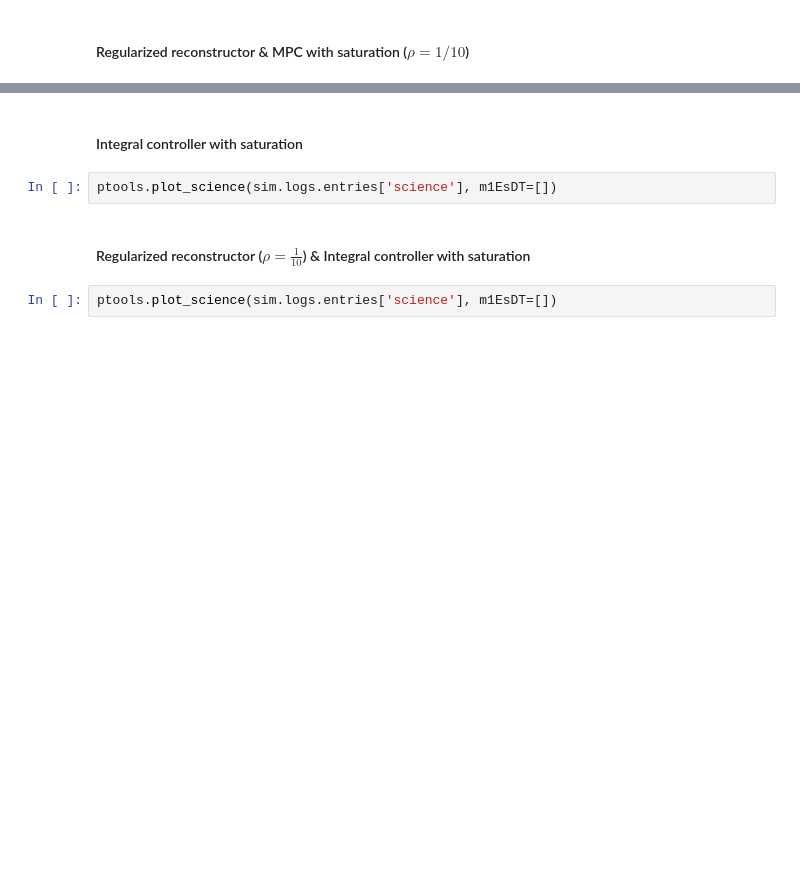
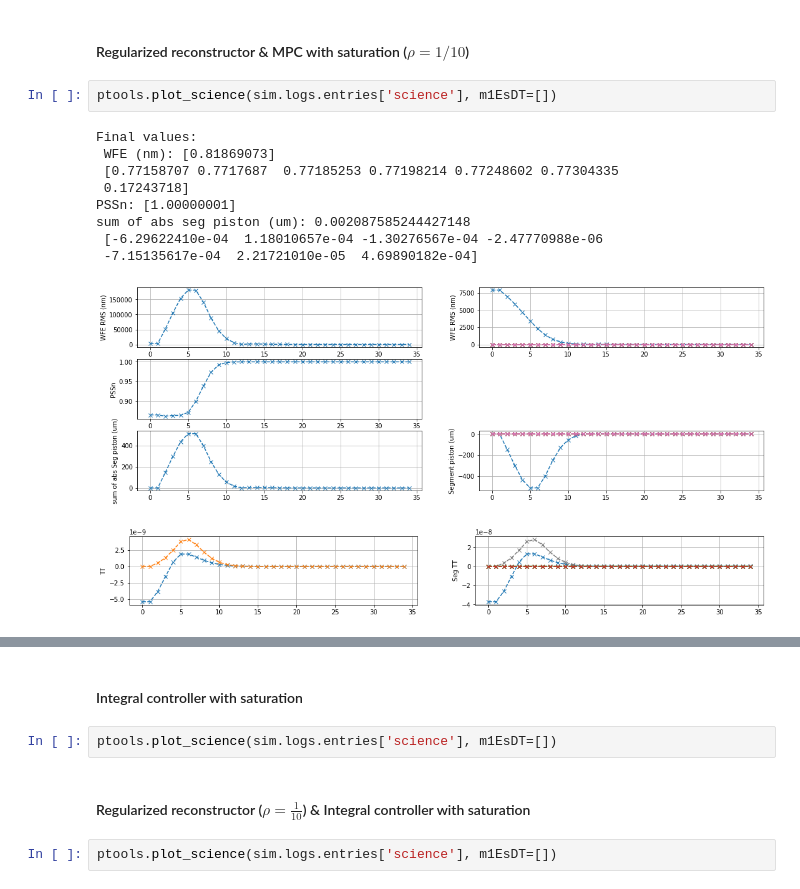
Before and after one commit to rconan/SIMCEO, a Jupyter notebook: shAcO_rec_reg.ipynb, the cells around one changed output, grey strips where cells are left out. Saved outputs shown, nothing was run; the diff lists cells and outputs as text; blank space fills up the shorter version.

```diff
--- a/shAcO_rec_reg.ipynb
+++ b/shAcO_rec_reg.ipynb
@@ -286,5 +318,18 @@ sum of abs seg piston: 7667.084459872843
 # %% [markdown]
  #### Regularized reconstructor & MPC with saturation ($\rho = 1/10$)
+# %%
+ptools.plot_science(sim.logs.entries['science'], m1EsDT=[])
+# %% [output]
+Final values:
+ WFE (nm): [0.81869073]
+ [0.77158707 0.7717687  0.77185253 0.77198214 0.77248602 0.77304335
+ 0.17243718]
+PSSn: [1.00000001]
+sum of abs seg piston (um): 0.002087585244427148
+ [-6.29622410e-04  1.18010657e-04 -1.30276567e-04 -2.47770988e-06
+ -7.15135617e-04  2.21721010e-05  4.69890182e-04]
+[figure, added]
+[figure, added]
 # %%
 ptools.plot_science(sim.logs.entries['science'], m1EsDT=[])
 # %% [output]
```
Also changed, not shown: parts of 19 cells of this notebook, 5 other files.
